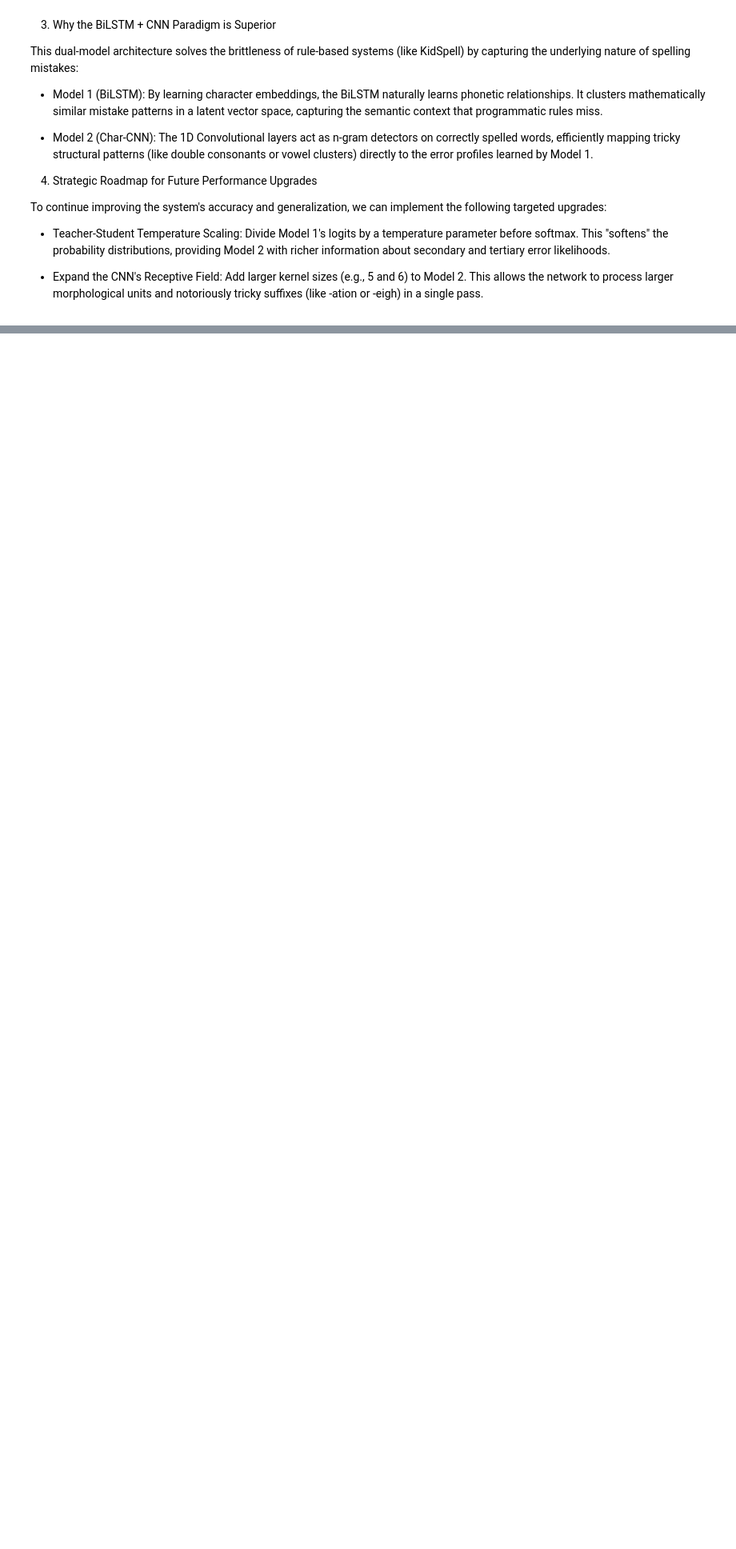
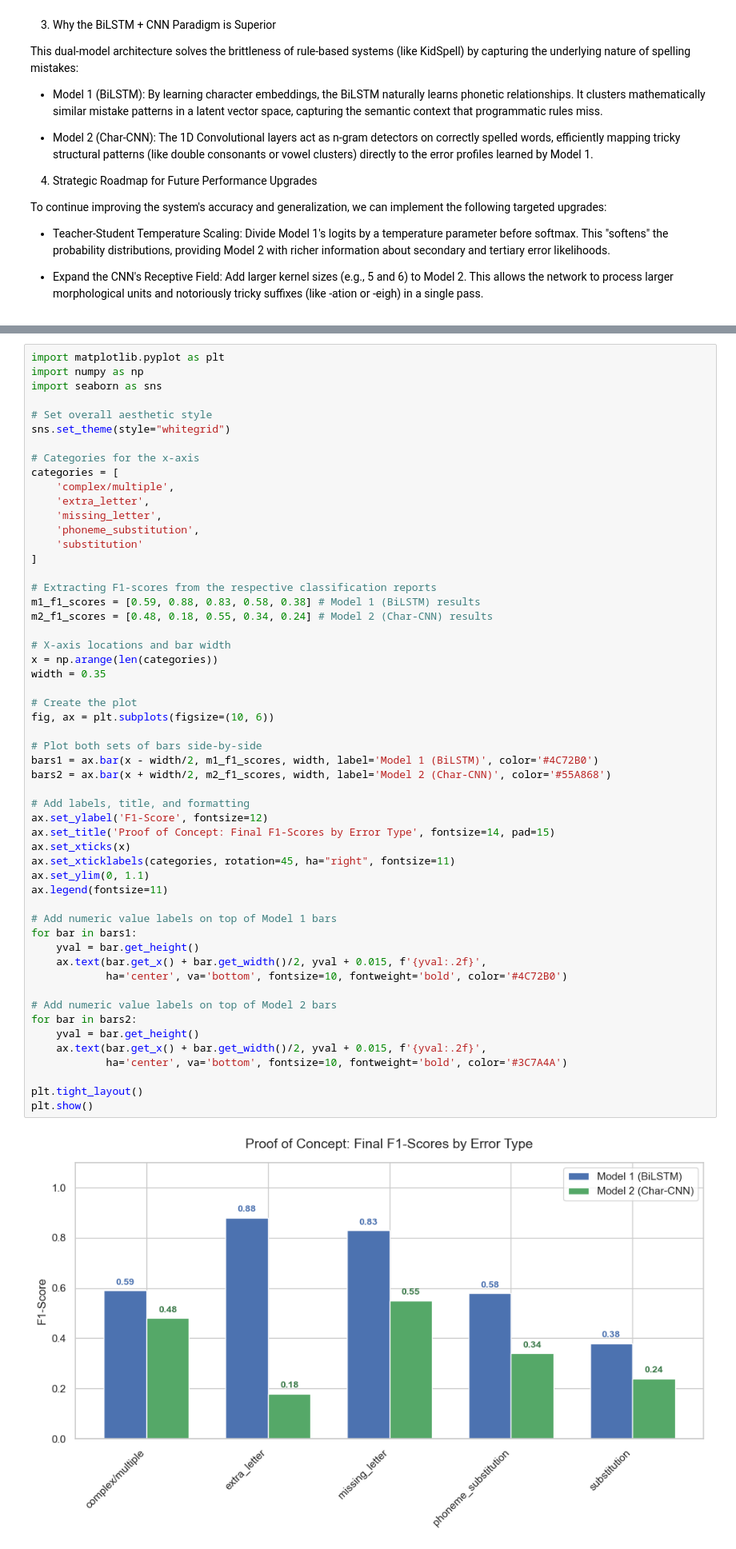
Before and after one commit to Geo-Lu-Zhu/SpellSpark, a Jupyter notebook: models/nn models poc/bilstm_and_char_nn.ipynb, the cells around one changed output, grey strips where cells are left out. Shown at 80% size. Saved outputs shown, nothing was run; the diff lists cells and outputs as text; blank space fills up the shorter version.

```diff
--- a/models/nn models poc/bilstm_and_char_nn.ipynb
+++ b/models/nn models poc/bilstm_and_char_nn.ipynb
@@ -700,3 +715,59 @@ To continue improving the system's accuracy and generalization, we can implement
+# %%
+import matplotlib.pyplot as plt
+import numpy as np
+import seaborn as sns
+
+# Set overall aesthetic style
+sns.set_theme(style="whitegrid")
+
+# Categories for the x-axis
+categories = [
+    'complex/multiple',
+    'extra_letter',
+    'missing_letter',
+    'phoneme_substitution',
+    'substitution'
+]
+
+# Extracting F1-scores from the respective classification reports
+m1_f1_scores = [0.59, 0.88, 0.83, 0.58, 0.38] # Model 1 (BiLSTM) results
+m2_f1_scores = [0.48, 0.18, 0.55, 0.34, 0.24] # Model 2 (Char-CNN) results
+
+# X-axis locations and bar width
+x = np.arange(len(categories))
+width = 0.35
+
+# Create the plot
+fig, ax = plt.subplots(figsize=(10, 6))
+
+# Plot both sets of bars side-by-side
+bars1 = ax.bar(x - width/2, m1_f1_scores, width, label='Model 1 (BiLSTM)', color='#4C72B0')
+bars2 = ax.bar(x + width/2, m2_f1_scores, width, label='Model 2 (Char-CNN)', color='#55A868')
+
+# Add labels, title, and formatting
+ax.set_ylabel('F1-Score', fontsize=12)
+ax.set_title('Proof of Concept: Final F1-Scores by Error Type', fontsize=14, pad=15)
+ax.set_xticks(x)
+ax.set_xticklabels(categories, rotation=45, ha="right", fontsize=11)
+ax.set_ylim(0, 1.1)
+ax.legend(fontsize=11)
+
+# Add numeric value labels on top of Model 1 bars
+for bar in bars1:
+    yval = bar.get_height()
+    ax.text(bar.get_x() + bar.get_width()/2, yval + 0.015, f'{yval:.2f}',
+            ha='center', va='bottom', fontsize=10, fontweight='bold', color='#4C72B0')
+
+# Add numeric value labels on top of Model 2 bars
+for bar in bars2:
+    yval = bar.get_height()
+    ax.text(bar.get_x() + bar.get_width()/2, yval + 0.015, f'{yval:.2f}',
+            ha='center', va='bottom', fontsize=10, fontweight='bold', color='#3C7A4A')
+
+plt.tight_layout()
+plt.show()
+# %% [output]
+[figure, added]
 # %% [markdown]
 ---
 ---
```
Also changed, not shown: parts of 8 cells of this notebook, 1 other file.
